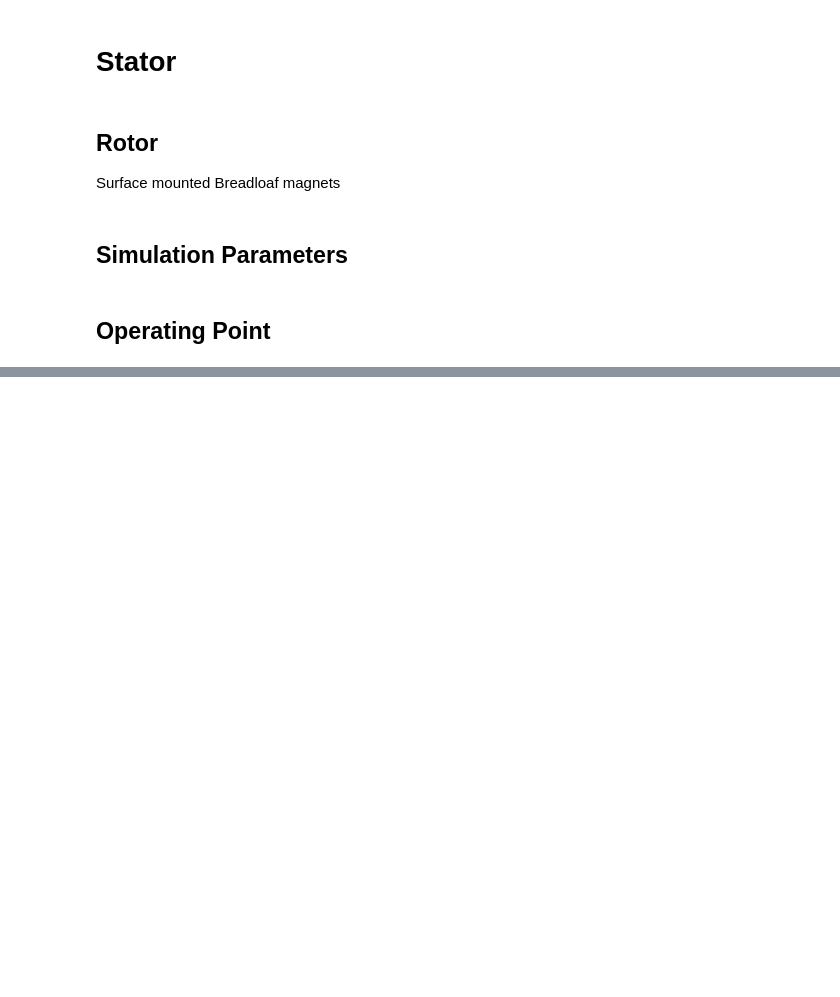
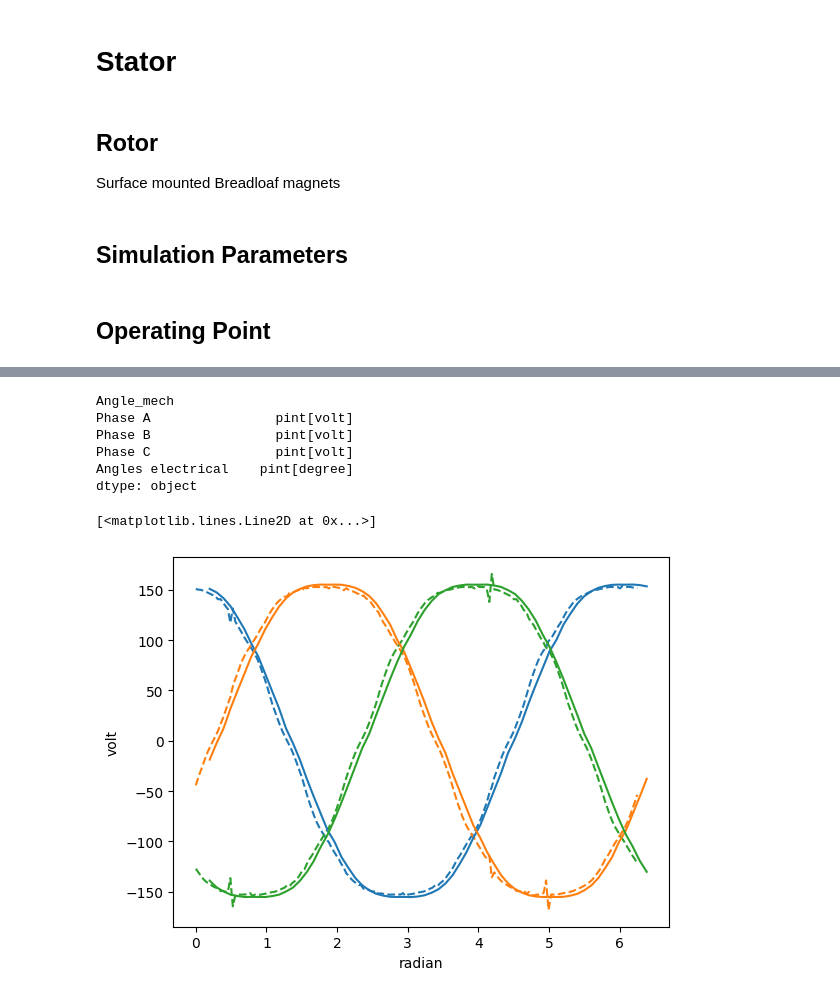
Before and after one commit to TinArmEngineering/tinarm, a Jupyter notebook: examples/Example_1.ipynb, the cells around one changed output, grey strips where cells are left out. Saved outputs shown, nothing was run; the diff lists cells and outputs as text; code cells hidden in the pictures; blank space fills up the shorter version.

```diff
--- a/examples/Example_1.ipynb
+++ b/examples/Example_1.ipynb
@@ -265,0 +378,3 @@ api.create_job(j1)
+# %%
+m1_df = pd.read_csv("Machine_Back_emfs_Machine_1.csv", skiprows=1, header=[0, 1], index_col=[0]).pint.quantify(level=-1)
+m1_df.head()
@@ -265,0 +388,22 @@ api.create_job(j1)
+# %%
+m1_df['Angles electrical'] = pint_pandas.PintArray(m1_df.index * m1.rotor['number_poles'] / 2, dtype="pint[degree]")
+m1_df.dtypes
+# %% [output]
+Angle_mech
+Phase A                pint[volt]
+Phase B                pint[volt]
+Phase C                pint[volt]
+Angles electrical    pint[degree]
+dtype: object
+# %%
+fig = plt.figure(3)
+ax = fig.add_subplot(111)
+l1, = ax.plot(j1_df['angles'], -j1_df['Back_EMF_0'], label='Back_EMF_0', linestyle='--')
+l2, = ax.plot(j1_df['angles'], -j1_df['Back_EMF_1'], label='Back_EMF_1', linestyle='--',)
+l3, = ax.plot(j1_df['angles'], -j1_df['Back_EMF_2'], label='Back_EMF_2', linestyle='--')
+ax.plot(m1_df['Angles electrical'].pint.to("radians"), m1_df['Phase A'], label='Phase A', color=l1.get_color())
+ax.plot(m1_df['Angles electrical'].pint.to("radians"), m1_df['Phase B'], label='Phase B', color=l2.get_color())
+ax.plot(m1_df['Angles electrical'].pint.to("radians"), m1_df['Phase C'], label='Phase C', color=l3.get_color())
+# %% [output]
+[<matplotlib.lines.Line2D at 0x...>]
+[figure, added]
```
Also changed, not shown: parts of 26 cells of this notebook.
